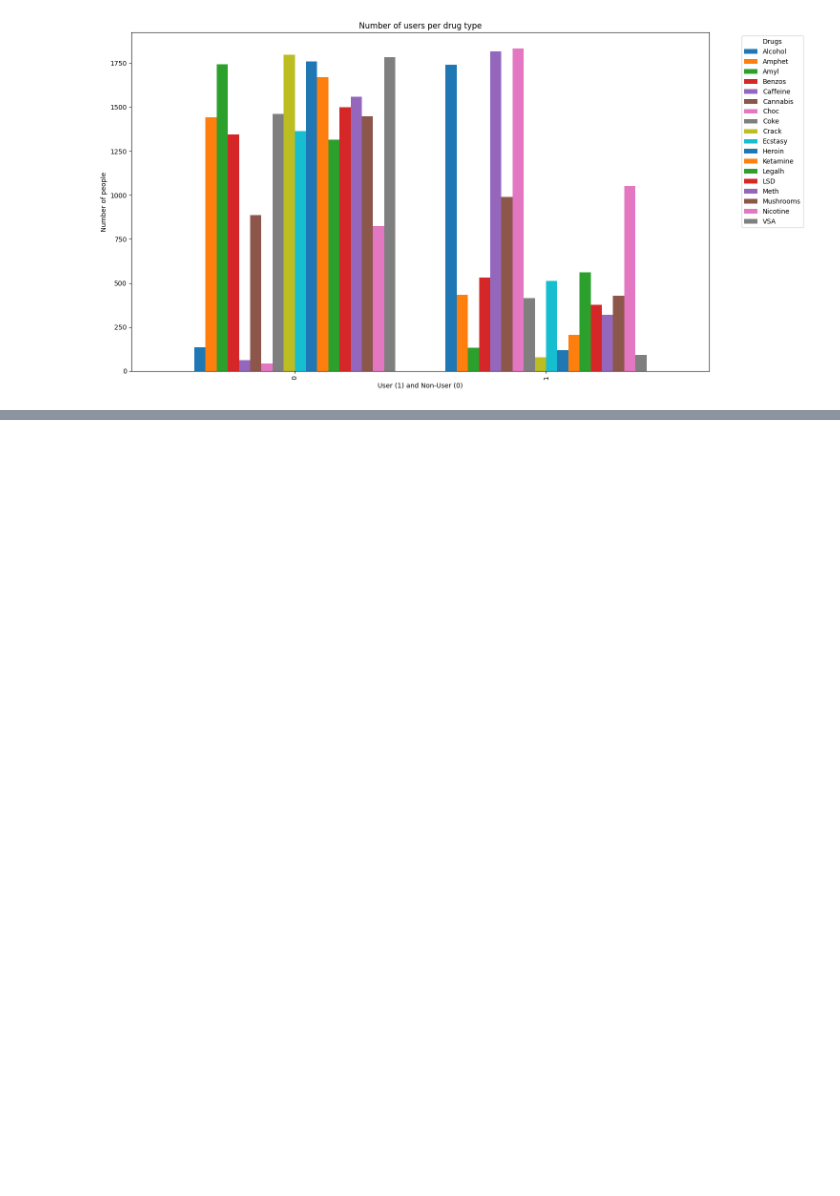
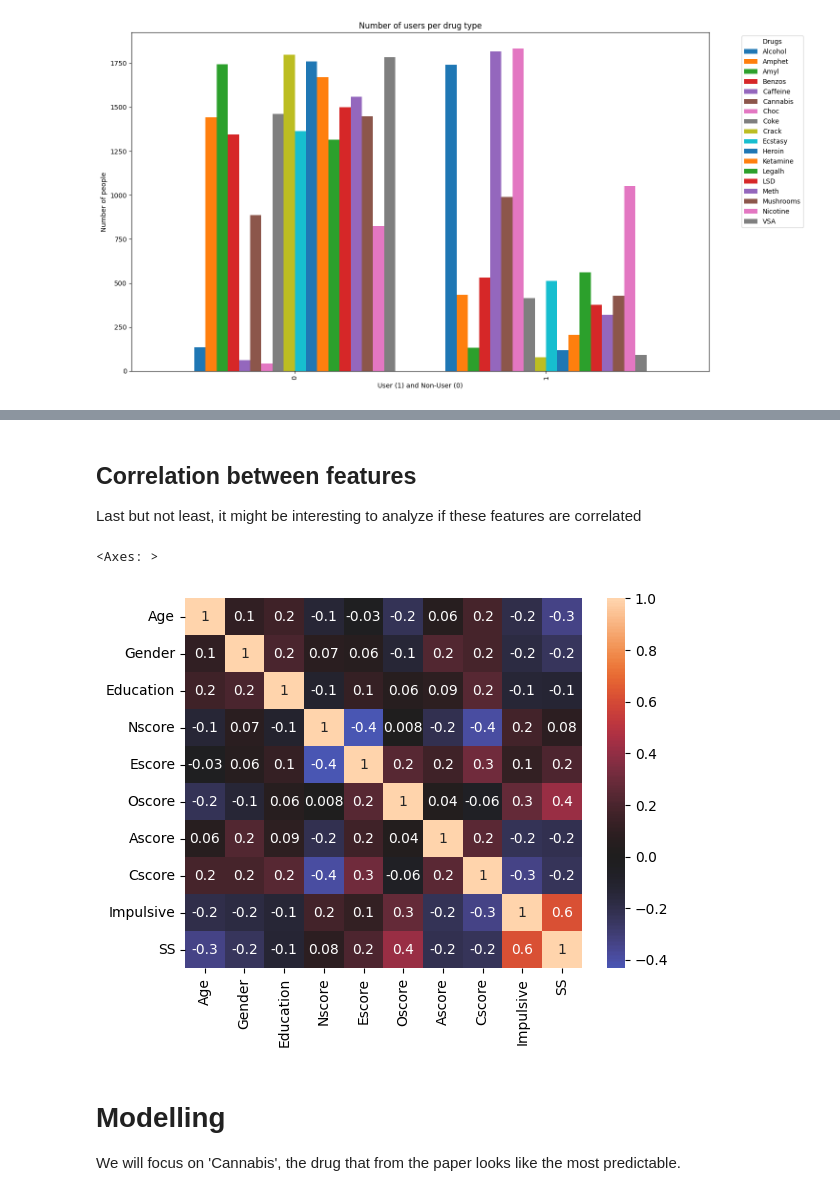
Before and after one commit to salleo0/Project_StatML, a Jupyter notebook: PROJECT_STATML.ipynb, the cells around one changed output, grey strips where cells are left out. Cells and saved outputs as stored; diff of their text form; code cells hidden in the pictures; blank space fills up the shorter version.

```diff
--- a/PROJECT_STATML.ipynb
+++ b/PROJECT_STATML.ipynb
@@ -76,0 +149,24 @@ plt.show()
+# %%
+features_to_drop = ['Country', 'Ethnicity']
+data = data.drop(columns=features_to_drop)
+
+input_features = [x for x in input_features if x not in features_to_drop]
+# %% [markdown]
+## Correlation between features
+Last but not least, it might be interesting to analyze if these features are correlated
+# %%
+users_data_df = data[input_features]
+
+corr_matrix = users_data_df.corr()
+
+sns.heatmap(
+    corr_matrix,
+    center = 0,
+    annot=True,
+    fmt='.1g')
+# %% [output]
+<Axes: >
+[figure, added]
+# %% [markdown]
+# Modelling
+We will focus on 'Cannabis', the drug that from the paper looks like the most predictable.
```
Also changed, not shown: parts of 13 cells of this notebook.
